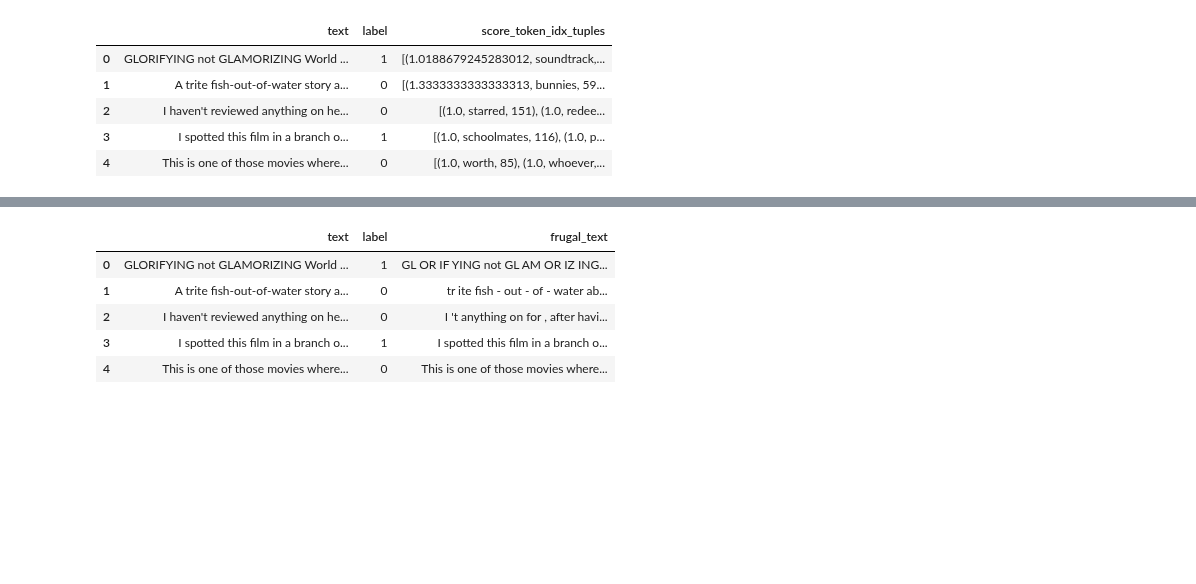
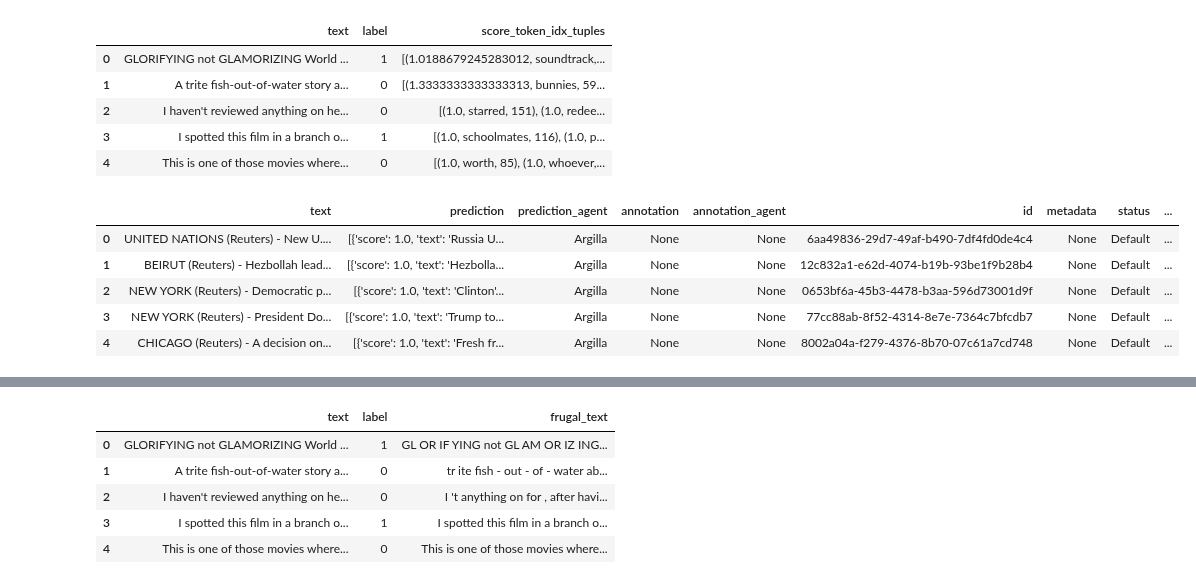
Before and after one commit to Starscream-11813/Frugal-ICL, a Jupyter notebook: frugal_ICL_clean.ipynb, the cells around one changed output, grey strips where cells are left out. Drawn from its saved outputs; the diff is of its cells as text; code cells hidden in the pictures; blank space fills up the shorter version.

```diff
--- a/frugal_ICL_clean.ipynb
+++ b/frugal_ICL_clean.ipynb
@@ -643,3 +669,20 @@ df_test.head()
 | 2 | I haven't reviewed anything on he... | 0 |
 | 3 | I spotted this film in a branch o... | 1 |
 | 4 | This is one of those movies where... | 0 |
+# %%
+dataset_news = load_dataset("argilla/news-summary")
+
+reduction_rate    = 0.042 # 4% of the original dataset = 1000 examples
+# reduction_rate    = 0.0001 # 0.01% of the original dataset = 2 examples (for testing)
+num_train_to_keep = int(reduction_rate * dataset_news["train"].num_rows)
+num_test_to_keep  = 1000 # int(reduction_rate * dataset_news["test"].num_rows)
+
+train_indices = select_random_indices(dataset_news["train"], num_train_to_keep)
+test_indices  = select_random_indices(dataset_news["test"], num_test_to_keep)
+
+dataset_news  = DatasetDict({
+    "train": dataset_news["train"].select(train_indices),
+    "test": dataset_news["test"].select(test_indices),
+})
+
+dataset_news
@@ -646,3 +700,6 @@ df_test.head()
+# %%
+df_train_news = pd.DataFrame(dataset_news['train'])
+df_test_news = pd.DataFrame(dataset_news['test'])
 # %%
 import replicate
 
@@ -821,3 +916,12 @@ df_test_scores.head()
 df_test_scores.to_json('scores/decompx/imdb_test.json', orient='records')
 # %%
 df_test_scores.to_json('scores/globenc/imdb_test.json', orient='records')
+# %%
+df_test_news.head()
+# %% [output]
+|  | text | prediction | prediction_agent | annotation | annotation_agent | id | metadata | status | ... |
+| 0 | UNITED NATIONS (Reuters) - New U.... | [{'score': 1.0, 'text': 'Russia U... | Argilla | None | None | 6aa49836-29d7-49af-b490-7df4fd0de4c4 | None | Default | ... |
+| 1 | BEIRUT (Reuters) - Hezbollah lead... | [{'score': 1.0, 'text': 'Hezbolla... | Argilla | None | None | 12c832a1-e62d-4074-b19b-93be1f9b28b4 | None | Default | ... |
+| 2 | NEW YORK (Reuters) - Democratic p... | [{'score': 1.0, 'text': 'Clinton'... | Argilla | None | None | 0653bf6a-45b3-4478-b3aa-596d73001d9f | None | Default | ... |
+| 3 | NEW YORK (Reuters) - President Do... | [{'score': 1.0, 'text': 'Trump to... | Argilla | None | None | 77cc88ab-8f52-4314-8e7e-7364c7bfcdb7 | None | Default | ... |
+| 4 | CHICAGO (Reuters) - A decision on... | [{'score': 1.0, 'text': 'Fresh fr... | Argilla | None | None | 8002a04a-f279-4376-8b70-07c61a7cd748 | None | Default | ... |
```
Also changed, not shown: parts of 19 cells of this notebook, 2 other files.
